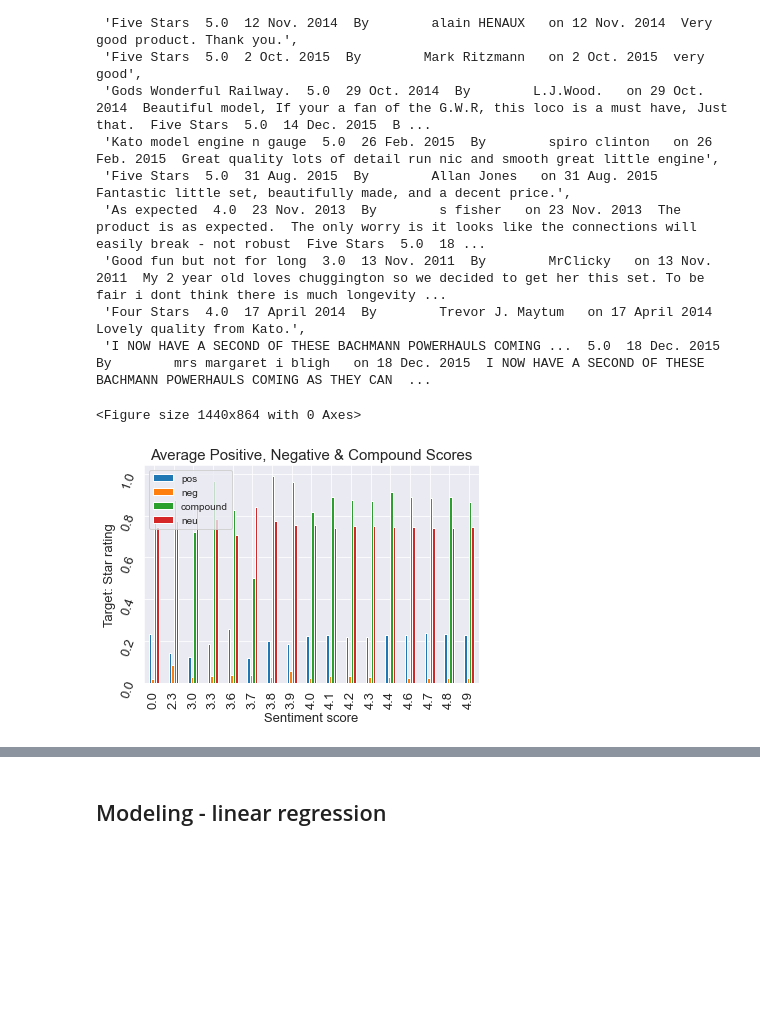
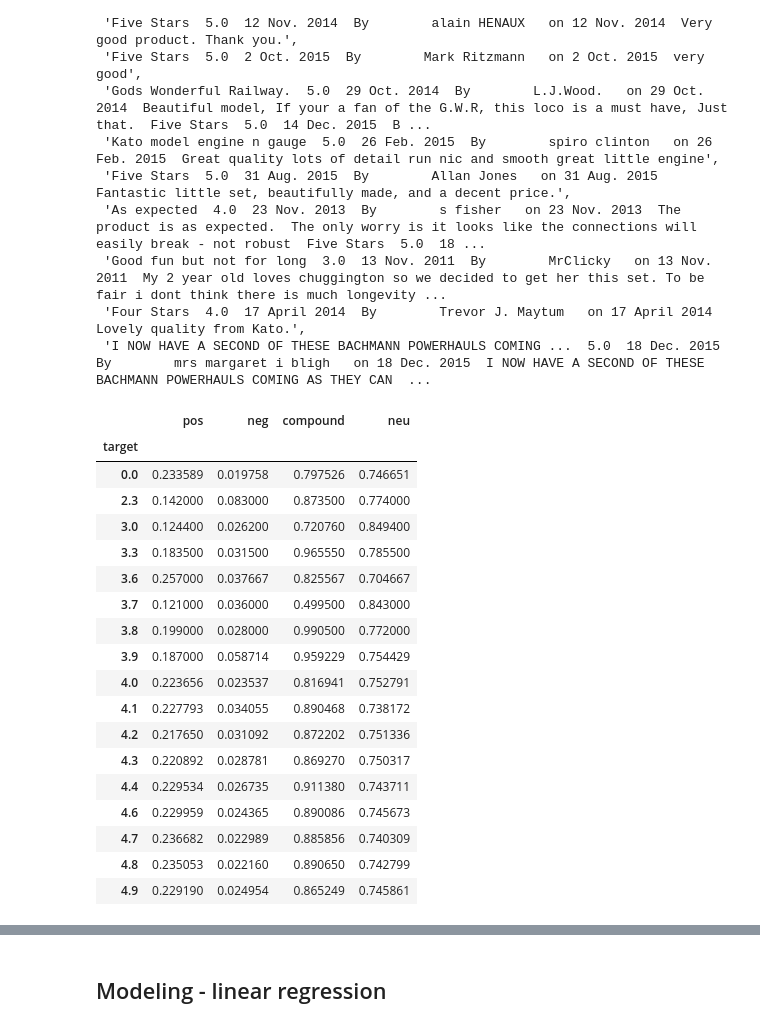
Before and after one commit to cotica/capstone, a Jupyter notebook: code/Amazon-product-catalog-NLP-modeling.ipynb, the cells around one changed output, grey strips where cells are left out. Saved outputs shown, nothing was run; the diff lists cells and outputs as text; code cells hidden in the pictures; blank space fills up the shorter version.

```diff
--- a/code/Amazon-product-catalog-NLP-modeling.ipynb
+++ b/code/Amazon-product-catalog-NLP-modeling.ipynb
@@ -305,17 +305,30 @@ sentiment_df.reset_index(inplace=True)
 # %%
 #set target and plot sentiment
 sentiment_df['target'] =ecom['average_review_rating']
 
 #Plot the average positivity, negativity and compound scores for target
-plt.figure(figsize=(20,12));
-sentiment_df.groupby(
-    'target').mean()[['pos', 'neg', 'compound', 'neu']].plot(kind='bar');
-plt.title('Average Positive, Negative & Compound Scores', size = 15);
-plt.xticks(size=13);
-plt.yticks(size=13, rotation = 70);
-plt.ylabel('Target: Star rating', size=13);
-plt.xlabel('Sentiment score', size=13);
-plt.savefig('../assets/sentiment.jpg');
+#plt.figure(figsize=(20,12));
+sentiments=sentiment_df.groupby(
+    'target').mean()[['pos', 'neg', 'compound', 'neu']]
+
+sentiments
 # %% [output]
-<Figure size 1440x864 with 0 Axes>
-[figure, removed]
+|  | pos | neg | compound | neu |
+| target |  |  |  |  |
+| 0.0 | 0.233589 | 0.019758 | 0.797526 | 0.746651 |
+| 2.3 | 0.142000 | 0.083000 | 0.873500 | 0.774000 |
+| 3.0 | 0.124400 | 0.026200 | 0.720760 | 0.849400 |
+| 3.3 | 0.183500 | 0.031500 | 0.965550 | 0.785500 |
+| 3.6 | 0.257000 | 0.037667 | 0.825567 | 0.704667 |
+| 3.7 | 0.121000 | 0.036000 | 0.499500 | 0.843000 |
+| 3.8 | 0.199000 | 0.028000 | 0.990500 | 0.772000 |
+| 3.9 | 0.187000 | 0.058714 | 0.959229 | 0.754429 |
+| 4.0 | 0.223656 | 0.023537 | 0.816941 | 0.752791 |
+| 4.1 | 0.227793 | 0.034055 | 0.890468 | 0.738172 |
+| 4.2 | 0.217650 | 0.031092 | 0.872202 | 0.751336 |
+| 4.3 | 0.220892 | 0.028781 | 0.869270 | 0.750317 |
+| 4.4 | 0.229534 | 0.026735 | 0.911380 | 0.743711 |
+| 4.6 | 0.229959 | 0.024365 | 0.890086 | 0.745673 |
+| 4.7 | 0.236682 | 0.022989 | 0.885856 | 0.740309 |
+| 4.8 | 0.235053 | 0.022160 | 0.890650 | 0.742799 |
+| 4.9 | 0.229190 | 0.024954 | 0.865249 | 0.745861 |
```
Also changed, not shown: parts of 3 cells of this notebook, 1 other file.
